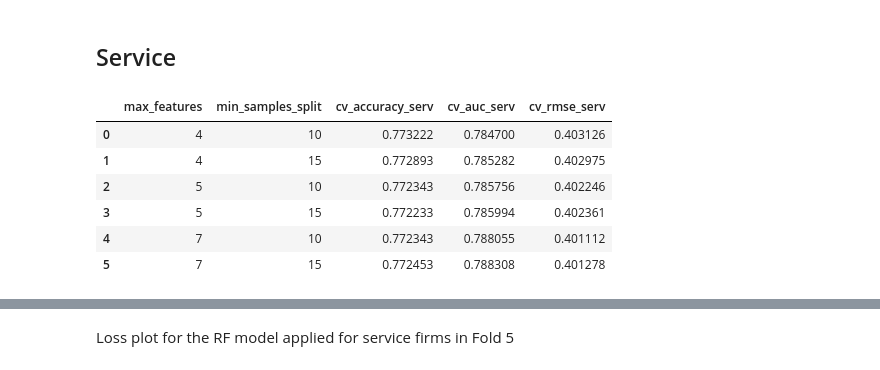
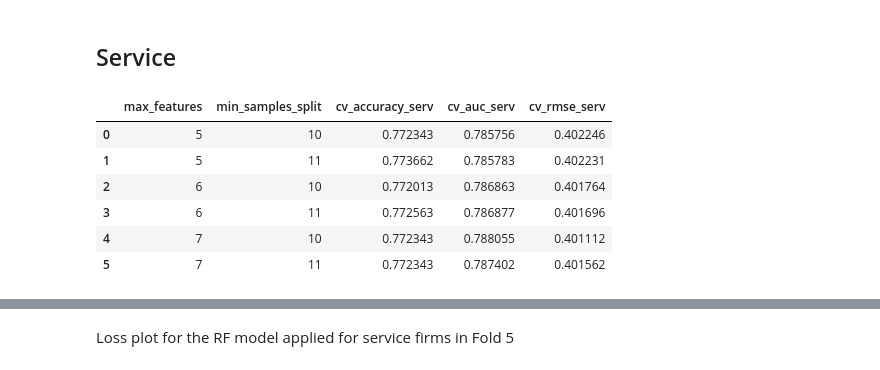
Before and after one commit to Jacopo21/Firms-prediction, a Jupyter notebook: 0Analysis.ipynb, the cells around one changed output, grey strips where cells are left out. Drawn from its saved outputs; the diff is of its cells as text; code cells hidden in the pictures.

```diff
--- a/0Analysis.ipynb
+++ b/0Analysis.ipynb
@@ -312,7 +308,7 @@ grid = {'max_features': [5, 6, 7],
         'min_samples_split': [10, 11]}
 
 
-prob_forest = RandomForestClassifier(random_state=42, n_estimators=50, oob_score=True)
+prob_forest = RandomForestClassifier(random_state=42, n_estimators=100, oob_score=True)
 prob_forest_grid = GridSearchCV(prob_forest, grid, cv=5, refit='accuracy',
                                 scoring = ['accuracy', 'roc_auc', 'neg_brier_score'], n_jobs=-1)
 # %%
@@ -662,21 +692,9 @@ prob_forest_grid_manu = GridSearchCV(prob_forest_manu, grid, cv=5, refit='accura
 # %%
 prob_forest_fit_manu = prob_forest_grid_manu.fit(rfvars_train_manu, y_train_manu)
 # %%
-#create CV summary table
-cv_accuracy_manu = np.zeros([6])
-for i in range(5):
-    cv_accuracy_manu = cv_accuracy_manu + prob_forest_fit_manu.cv_results_['split' + str(i) + '_test_accuracy']
-cv_accuracy_manu = cv_accuracy_manu/5
-
-cv_auc_manu = np.zeros([6])
-for i in range(5):
-    cv_auc_manu = cv_auc_manu + prob_forest_fit_manu.cv_results_['split' + str(i) + '_test_roc_auc']
-cv_auc_manu = cv_auc_manu/5
-
-cv_rmse_manu = np.zeros([6])
-for i in range(5):
-    cv_rmse_manu = cv_rmse_manu +np.sqrt(-1*(prob_forest_fit_manu.cv_results_['split' + str(i) + '_test_neg_brier_score'])).tolist()
-cv_rmse_manu = cv_rmse_manu/5
+cv_accuracy_manu = np.mean([prob_forest_fit_manu.cv_results_[f'split{i}_test_accuracy'] for i in range(5)], axis=0)
+cv_auc_manu = np.mean([prob_forest_fit_manu.cv_results_[f'split{i}_test_roc_auc'] for i in range(5)], axis=0)
+cv_rmse_manu = np.mean([np.sqrt(-1 * prob_forest_fit_manu.cv_results_[f'split{i}_test_neg_brier_score']) for i in range(5)], axis=0)
 
 prob_forest_cv_results_manu = pd.DataFrame({
     'max_features': prob_forest_fit_manu.cv_results_['param_max_features'],
@@ -685,3 +703,4 @@ prob_forest_cv_results_manu = pd.DataFrame({
     'cv_auc_manu': cv_auc_manu,
     'cv_rmse_manu': cv_rmse_manu
 })
+prob_forest_cv_results_manu
@@ -876,37 +891,23 @@ prob_forest_grid_serv = GridSearchCV(prob_forest_serv, grid, cv=5, refit='accura
 # %%
 prob_forest_fit_serv = prob_forest_grid_serv.fit(rfvars_train_serv, y_train_serv)
 # %%
-#create CV summary table
-cv_accuracy_serv = np.zeros([6])
-for i in range(5):
-    cv_accuracy_serv = cv_accuracy_serv + prob_forest_fit_serv.cv_results_['split' + str(i) + '_test_accuracy']
-cv_accuracy_serv = cv_accuracy_serv/5
-
-cv_auc_serv = np.zeros([6])
-for i in range(5):
-    cv_auc_serv = cv_auc_serv + prob_forest_fit_serv.cv_results_['split' + str(i) + '_test_roc_auc']
-cv_auc_serv = cv_auc_serv/5
-
-cv_rmse_serv = np.zeros([6])
-for i in range(5):
-    cv_rmse_serv = cv_rmse_serv +np.sqrt(-1*(prob_forest_fit_serv.cv_results_['split' + str(i) + '_test_neg_brier_score'])).tolist()
-cv_rmse_serv = cv_rmse_serv/5
-
+cv_accuracy_serv = np.mean([prob_forest_fit_serv.cv_results_[f'split{i}_test_accuracy'] for i in range(5)], axis=0)
+cv_auc_serv = np.mean([prob_forest_fit_serv.cv_results_[f'split{i}_test_roc_auc'] for i in range(5)], axis=0)
+cv_rmse_serv = np.mean([np.sqrt(-1 * prob_forest_fit_serv.cv_results_[f'split{i}_test_neg_brier_score']) for i in range(5)], axis=0)
 prob_forest_cv_results_serv = pd.DataFrame({
     'max_features': prob_forest_fit_serv.cv_results_['param_max_features'],
     'min_samples_split': prob_forest_fit_serv.cv_results_['param_min_samples_split'],
     'cv_accuracy_serv': cv_accuracy_serv,
     'cv_auc_serv': cv_auc_serv,
     'cv_rmse_serv': cv_rmse_serv
 })
+prob_forest_cv_results_serv
+# %% [output]
+|  | max_features | min_samples_split | cv_accuracy_serv | cv_auc_serv | cv_rmse_serv |
+| 0 | 5 | 10 | 0.772343 | 0.785756 | 0.402246 |
+| 1 | 5 | 11 | 0.773662 | 0.785783 | 0.402231 |
+| 2 | 6 | 10 | 0.772013 | 0.786863 | 0.401764 |
+| 3 | 6 | 11 | 0.772563 | 0.786877 | 0.401696 |
+| 4 | 7 | 10 | 0.772343 | 0.788055 | 0.401112 |
+| 5 | 7 | 11 | 0.772343 | 0.787402 | 0.401562 |
-# %%
-prob_forest_cv_results_serv
-# %% [output]
-|  | max_features | min_samples_split | cv_accuracy_serv | cv_auc_serv | cv_rmse_serv |
-| 0 | 4 | 10 | 0.773222 | 0.784700 | 0.403126 |
-| 1 | 4 | 15 | 0.772893 | 0.785282 | 0.402975 |
-| 2 | 5 | 10 | 0.772343 | 0.785756 | 0.402246 |
-| 3 | 5 | 15 | 0.772233 | 0.785994 | 0.402361 |
-| 4 | 7 | 10 | 0.772343 | 0.788055 | 0.401112 |
-| 5 | 7 | 15 | 0.772453 | 0.788308 | 0.401278 |
 # %%
```
Also changed, not shown: parts of 39 cells of this notebook.
